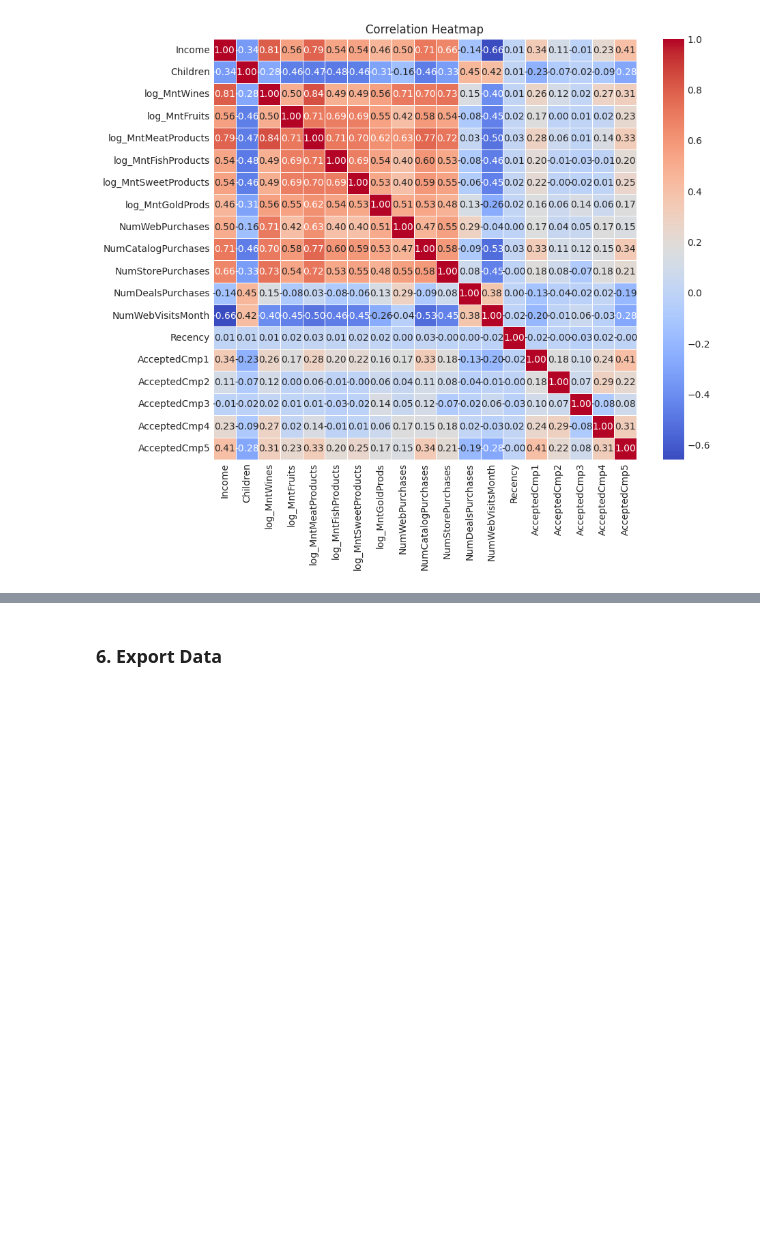
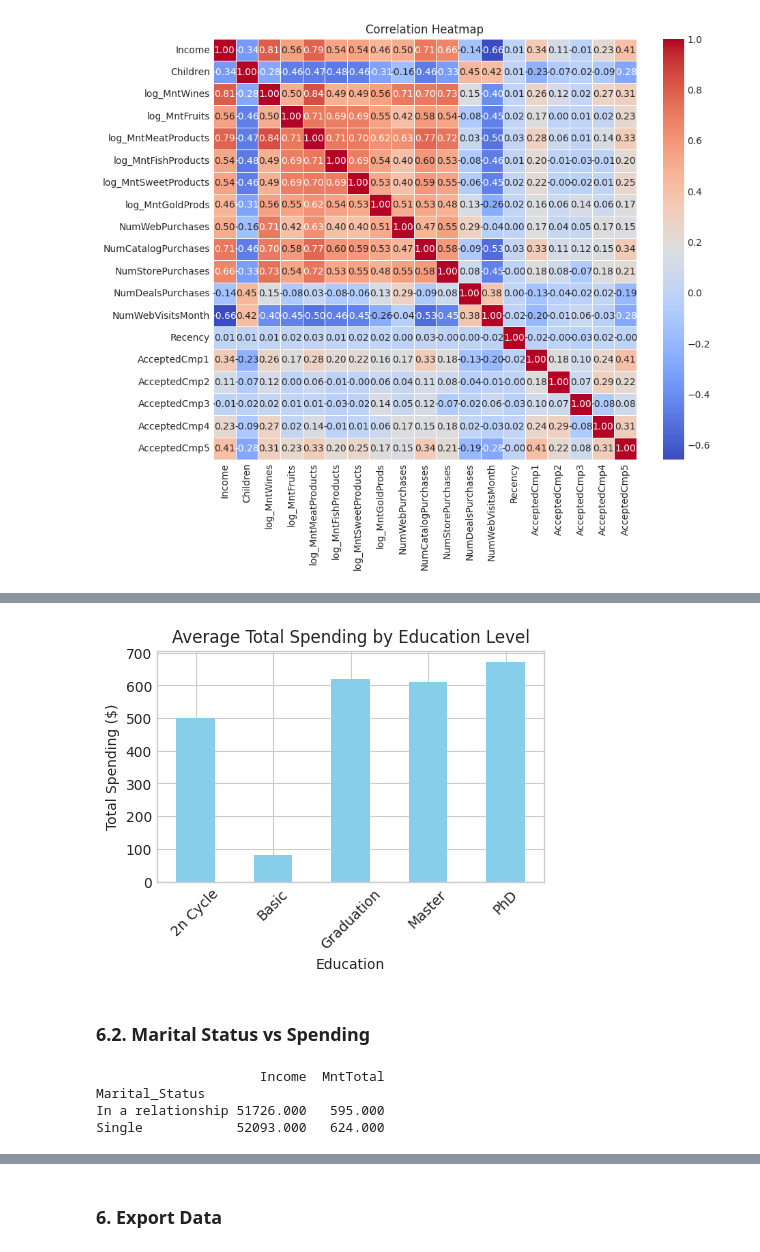
Before and after one commit to nh-adorie/adorie-data-projects, a Jupyter notebook: customer-personality-analysis/notebooks/1_eda_cleaning.ipynb, the cells around one changed output, grey strips where cells are left out. Saved outputs shown, nothing was run; the diff lists cells and outputs as text; code cells hidden in the pictures; blank space fills up the shorter version.

```diff
--- a/customer-personality-analysis/notebooks/1_eda_cleaning.ipynb
+++ b/customer-personality-analysis/notebooks/1_eda_cleaning.ipynb
@@ -685,0 +688,7 @@ plt.show()
+# %%
+edu_spending = df.groupby('Education').agg({
+    'Income': 'mean',
+    'MntTotal': 'mean'
+}).round(0)
+
+print(edu_spending)
@@ -685,0 +703,25 @@ plt.show()
+# %%
+# visualize
+plt.figure(figsize=(5, 3))
+edu_spending['MntTotal'].plot(kind='bar', color='skyblue')
+plt.title('Average Total Spending by Education Level')
+plt.ylabel('Total Spending ($)')
+plt.xlabel('Education')
+plt.xticks(rotation=45)
+plt.show()
+# %% [output]
+[figure, added]
+# %% [markdown]
+### 6.2. Marital Status vs Spending
+# %%
+marital_spending = df.groupby('Marital_Status').agg({
+    'Income': 'mean',
+    'MntTotal': 'mean'
+}).round(0)
+
+print(marital_spending)
+# %% [output]
+                     Income  MntTotal
+Marital_Status
+In a relationship 51726.000   595.000
+Single            52093.000   624.000
```
Also changed, not shown: parts of 8 cells of this notebook, 2 other files.
